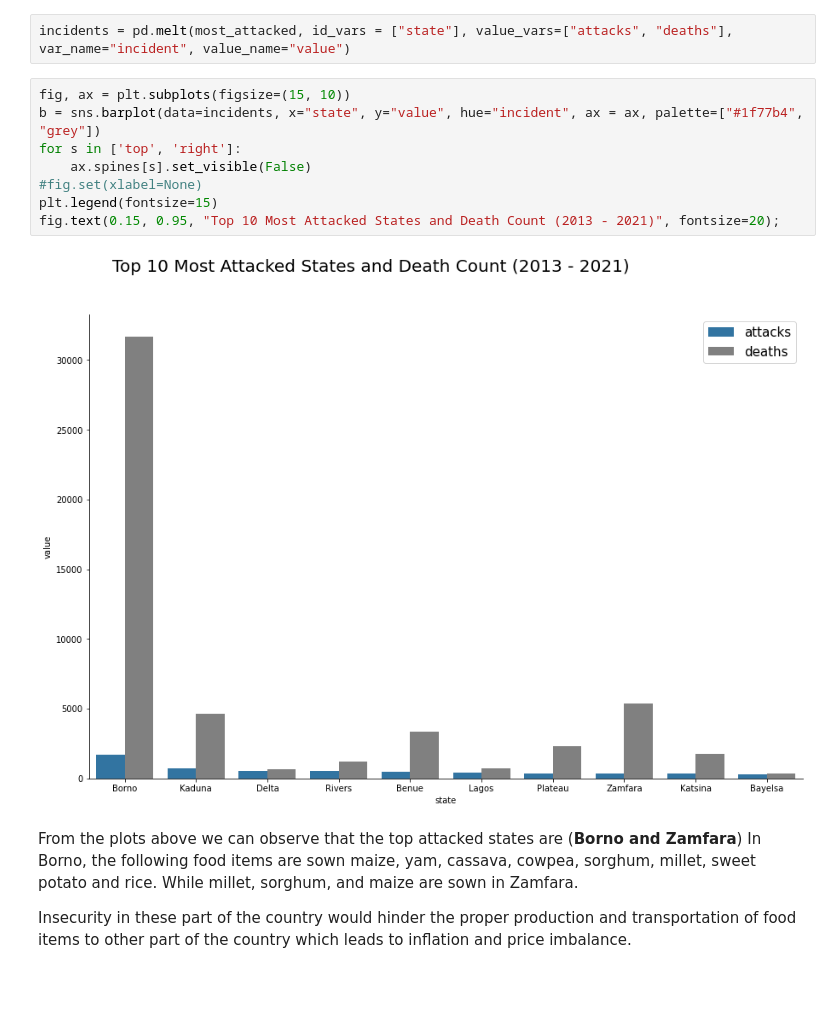
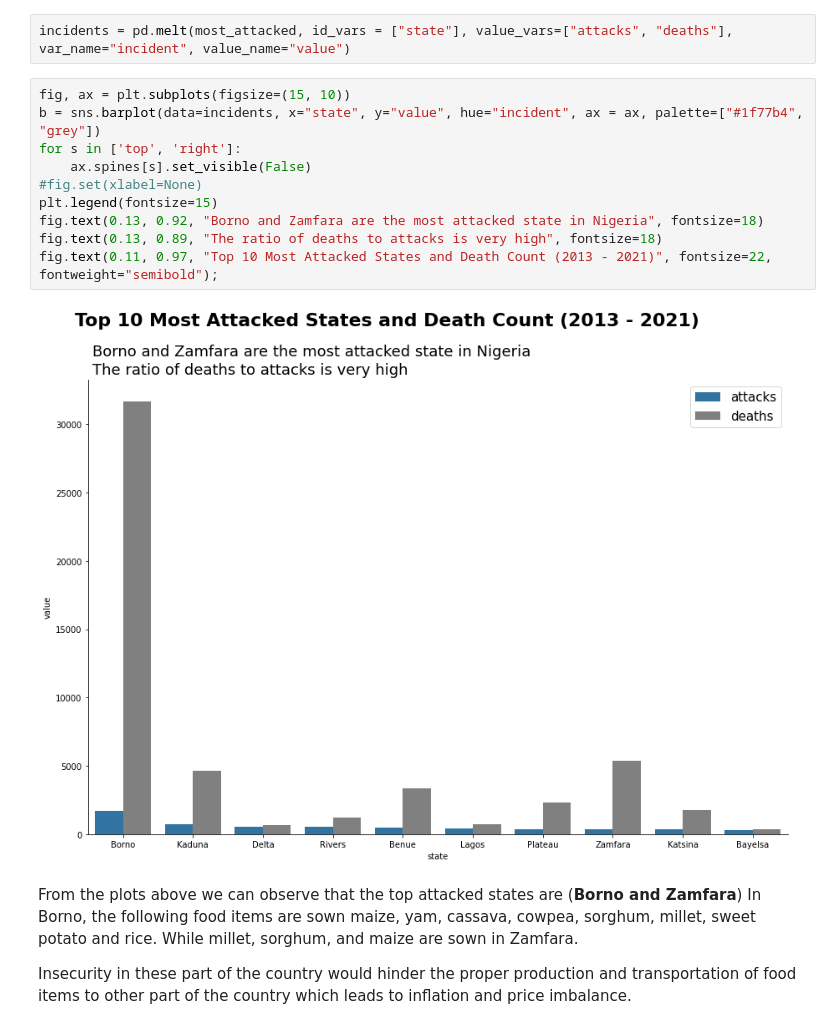
Before and after one commit to TheBlueZayn/Analysis-of-Nigerian-Food-Prices, a Jupyter notebook: prices.ipynb, the cells around one changed output. Saved outputs shown, nothing was run; the diff lists cells and outputs as text; blank space fills up the shorter version.

```diff
--- a/prices.ipynb
+++ b/prices.ipynb
@@ -504,13 +508,15 @@ incidents = pd.melt(most_attacked, id_vars = ["state"], value_vars=["attacks", "
 # %%
 fig, ax = plt.subplots(figsize=(15, 10))
 b = sns.barplot(data=incidents, x="state", y="value", hue="incident", ax = ax, palette=["#1f77b4", "grey"])
 for s in ['top', 'right']:
     ax.spines[s].set_visible(False)
 #fig.set(xlabel=None)
 plt.legend(fontsize=15)
-fig.text(0.15, 0.95, "Top 10 Most Attacked States and Death Count (2013 - 2021)", fontsize=20);
+fig.text(0.13, 0.92, "Borno and Zamfara are the most attacked state in Nigeria", fontsize=18)
+fig.text(0.13, 0.89, "The ratio of deaths to attacks is very high", fontsize=18)
+fig.text(0.11, 0.97, "Top 10 Most Attacked States and Death Count (2013 - 2021)", fontsize=22, fontweight="semibold");
 # %% [output]
-[figure, old version]
+[figure, new version]
 # %% [markdown]
 From the plots above we can observe that the top attacked states are (**Borno and Zamfara**)
 In Borno, the following food items are sown maize, yam, cassava, cowpea, sorghum, millet, sweet potato and rice. While millet, sorghum, and maize are sown in Zamfara.
```
Also changed, not shown: parts of 2 cells of this notebook, 2 other files.
